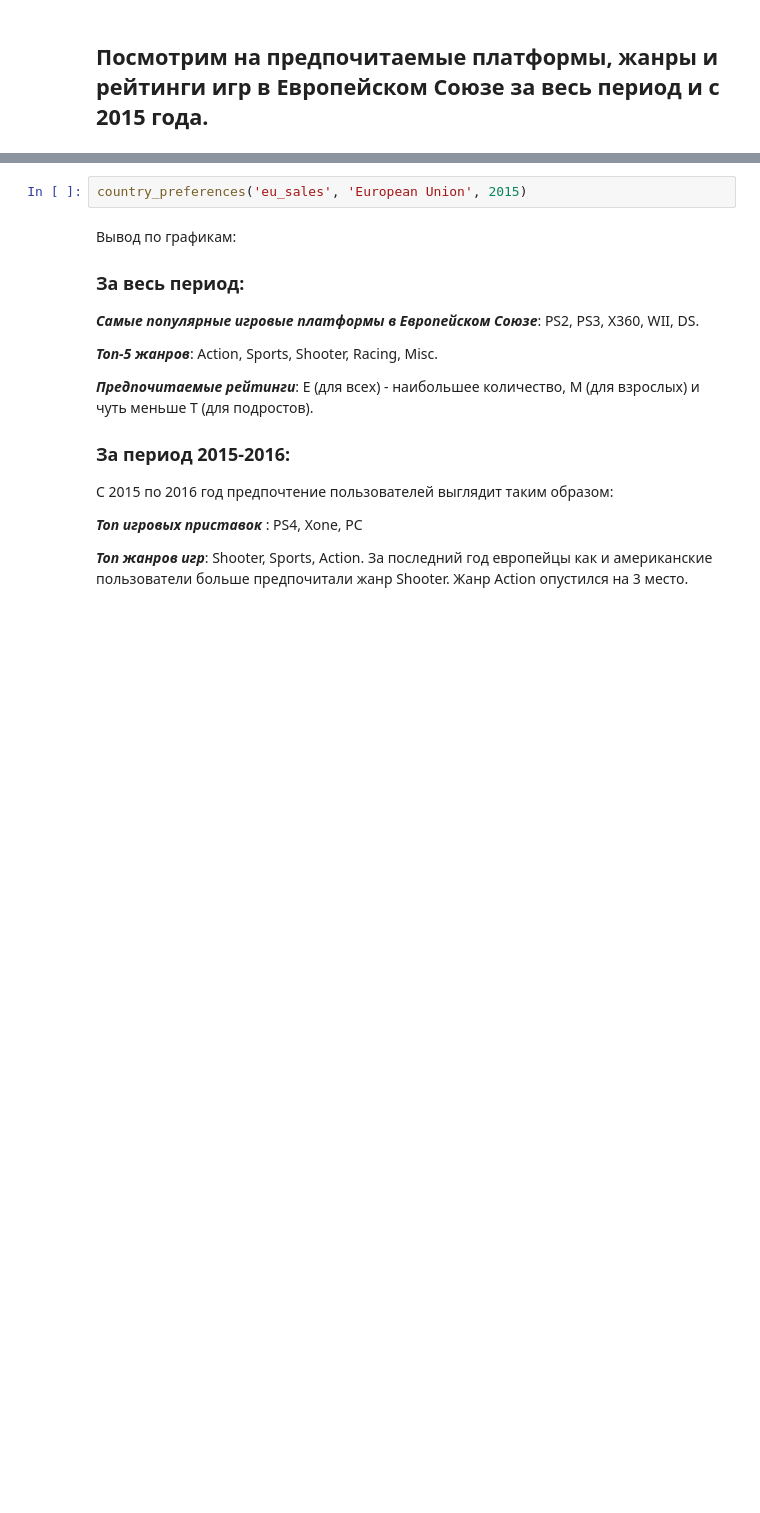
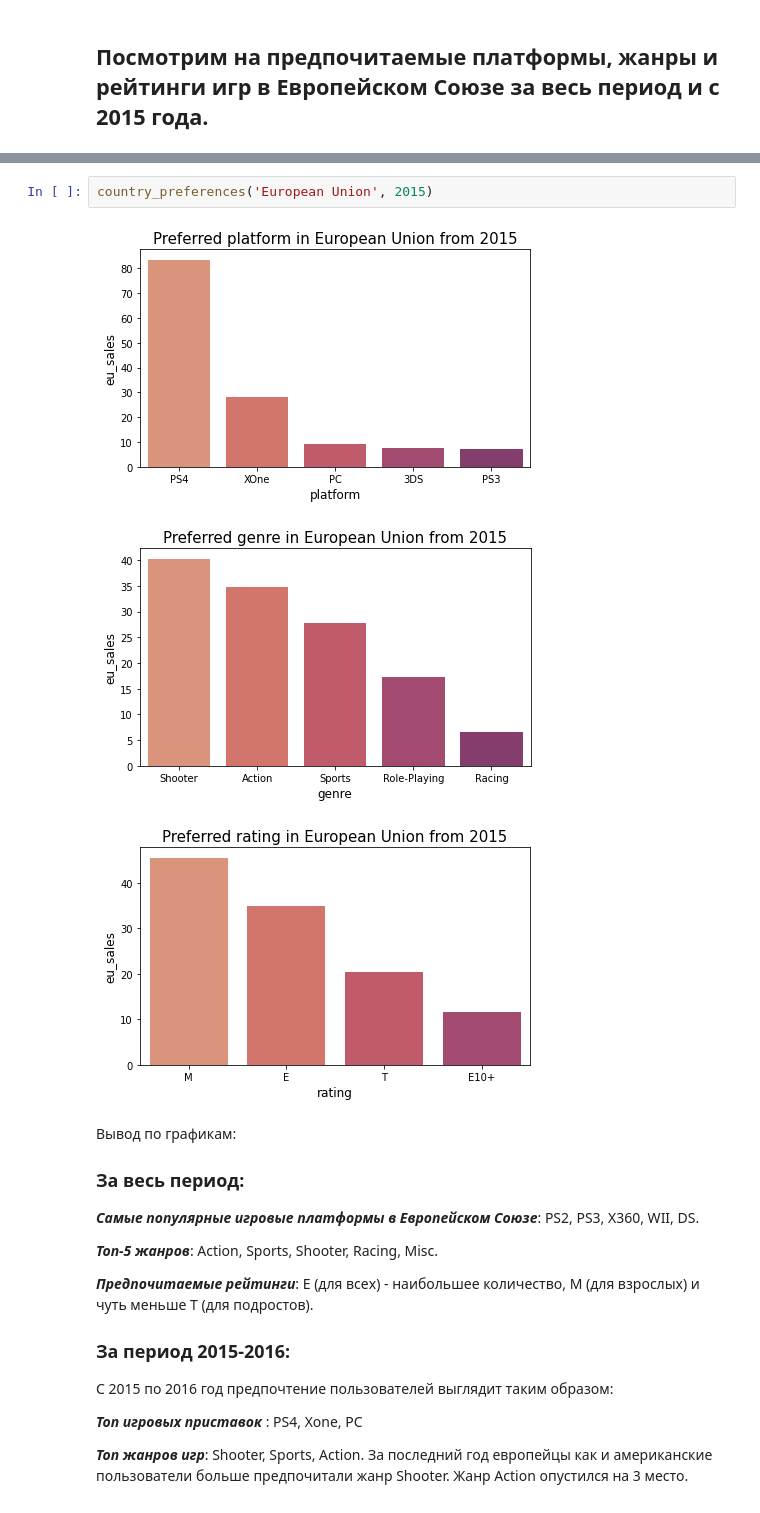
Before and after one commit to AnastasiaDvoynova/GameMarketAnalysis, a Jupyter notebook: Game_Market_Analysis.ipynb, the cells around one changed output, grey strips where cells are left out. Cells and saved outputs as stored; diff of their text form; blank space fills up the shorter version.

```diff
--- a/Game_Market_Analysis.ipynb
+++ b/Game_Market_Analysis.ipynb
@@ -284,5 +375,9 @@ country_preferences('eu_sales', 'European Union')
 # %%
-country_preferences('eu_sales', 'European Union', 2015)
+country_preferences('European Union', 2015)
+# %% [output]
+[figure, added]
+[figure, added]
+[figure, added]
 # %% [markdown]
 Вывод по графикам:
 
```
Also changed, not shown: parts of 28 cells of this notebook.
